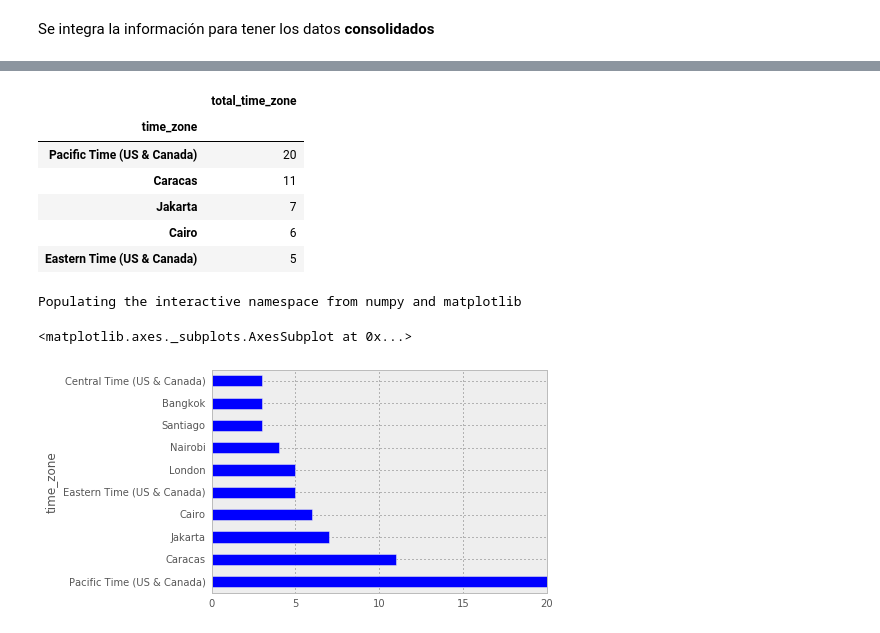
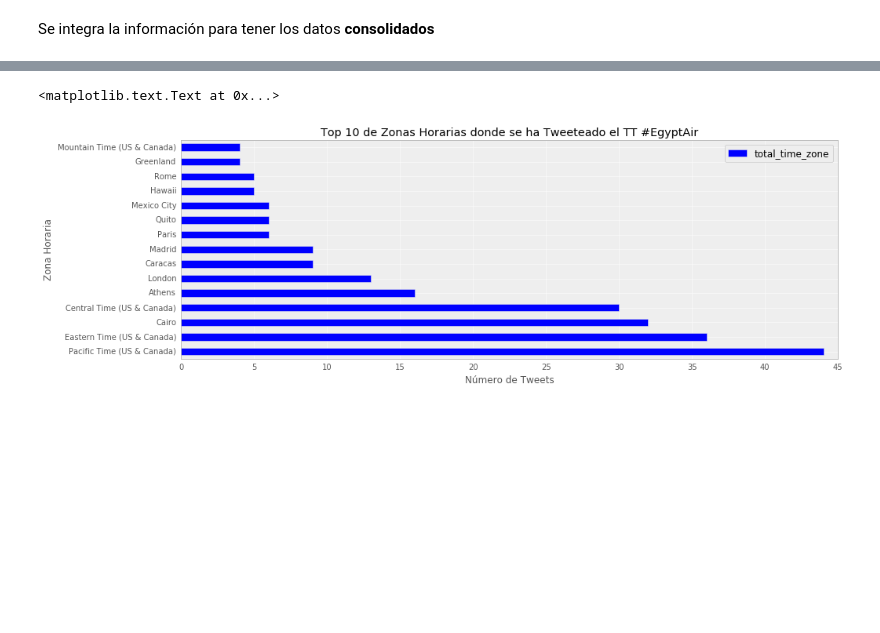
Before and after one commit to laurav19/social-data-discovery, a Jupyter notebook: ambiente/docker-images/jupyter/sdd-visualizacion.ipynb, the cells around one changed output, grey strips where cells are left out. Saved outputs shown, nothing was run; the diff lists cells and outputs as text; code cells hidden in the pictures; blank space fills up the shorter version.

```diff
--- a/ambiente/docker-images/jupyter/sdd-visualizacion.ipynb
+++ b/ambiente/docker-images/jupyter/sdd-visualizacion.ipynb
@@ -11,8 +11,14 @@ sc = pyspark.SparkContext('local[*]')
 sqlContext = pyspark.SQLContext(sc)
 # %%
 from pyspark.sql import Row
+from datetime import datetime
 import pandas as pd
+import matplotlib.pyplot as plt
+import matplotlib
+matplotlib.style.use('ggplot')
 pd.set_option('display.mpl_style', 'default')
+get_ipython().magic('matplotlib inline')
+plt.rcParams['figure.figsize'] = (15, 5)
 # %% [markdown]
 ## Validamos Tweepy.Stream
 # %% [markdown]
@@ -89,21 +119,13 @@ pd_jnr_Consolidado.head()
 # %%
-projects_by_country = sqlContext.sql('select user.time_zone, count(user.time_zone) as total_time_zone from EgyptAirJsons group by user.time_zone order by total_time_zone desc')
-projects_by_country_pd = projects_by_country.toPandas()
+projects_by_country = sqlContext.sql('select time_zone, count(time_zone) as total_time_zone from EAConsolidado group by time_zone order by total_time_zone desc').toPandas()
+projects_by_country_pd = projects_by_country.head(15)
 projects_by_country_pd=projects_by_country_pd.set_index(['time_zone'])
-projects_by_country_pd.head()
+
+projects_by_country_pd.plot(kind='barh')
+# Etiquetas de la tabla
+plt.xlabel('Número de Tweets')
+plt.ylabel('Zona Horaria')
+plt.title('Top 10 de Zonas Horarias donde se ha Tweeteado el TT #EgyptAir')
 # %% [output]
-|  | total_time_zone |
-| time_zone |  |
-| Pacific Time (US & Canada) | 20 |
-| Caracas | 11 |
-| Jakarta | 7 |
-| Cairo | 6 |
-| Eastern Time (US & Canada) | 5 |
+<matplotlib.text.Text at 0x...>
+[figure, added]
-# %%
-%pylab inline
-#plt.rcParams['figure.fixzise'] = (10,10)
-projects_by_country_pd['total_time_zone'][:10].plot(kind='barh', rot=0, )
-# %% [output]
-Populating the interactive namespace from numpy and matplotlib
-<matplotlib.axes._subplots.AxesSubplot at 0x...>
-[figure, removed]
```
Also changed, not shown: parts of 15 cells of this notebook.
